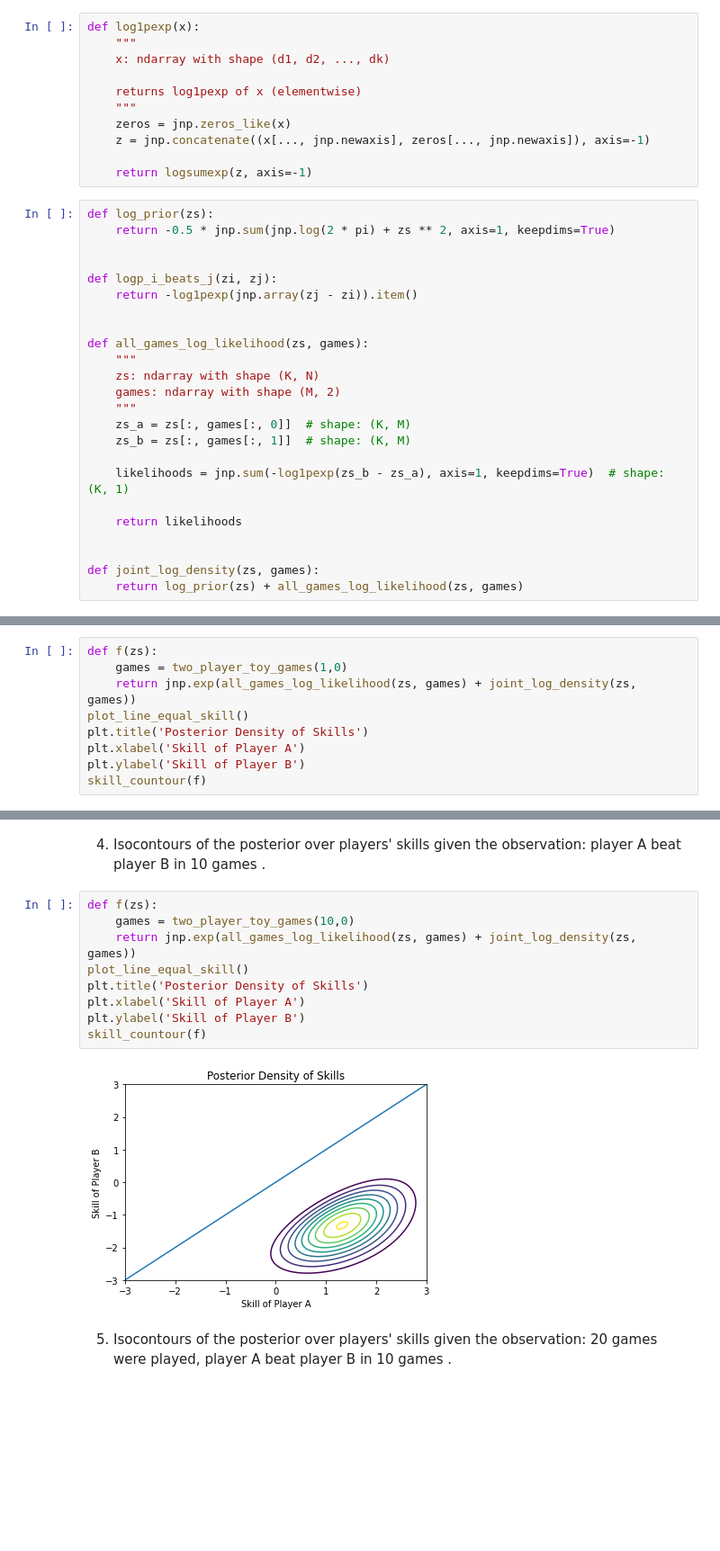
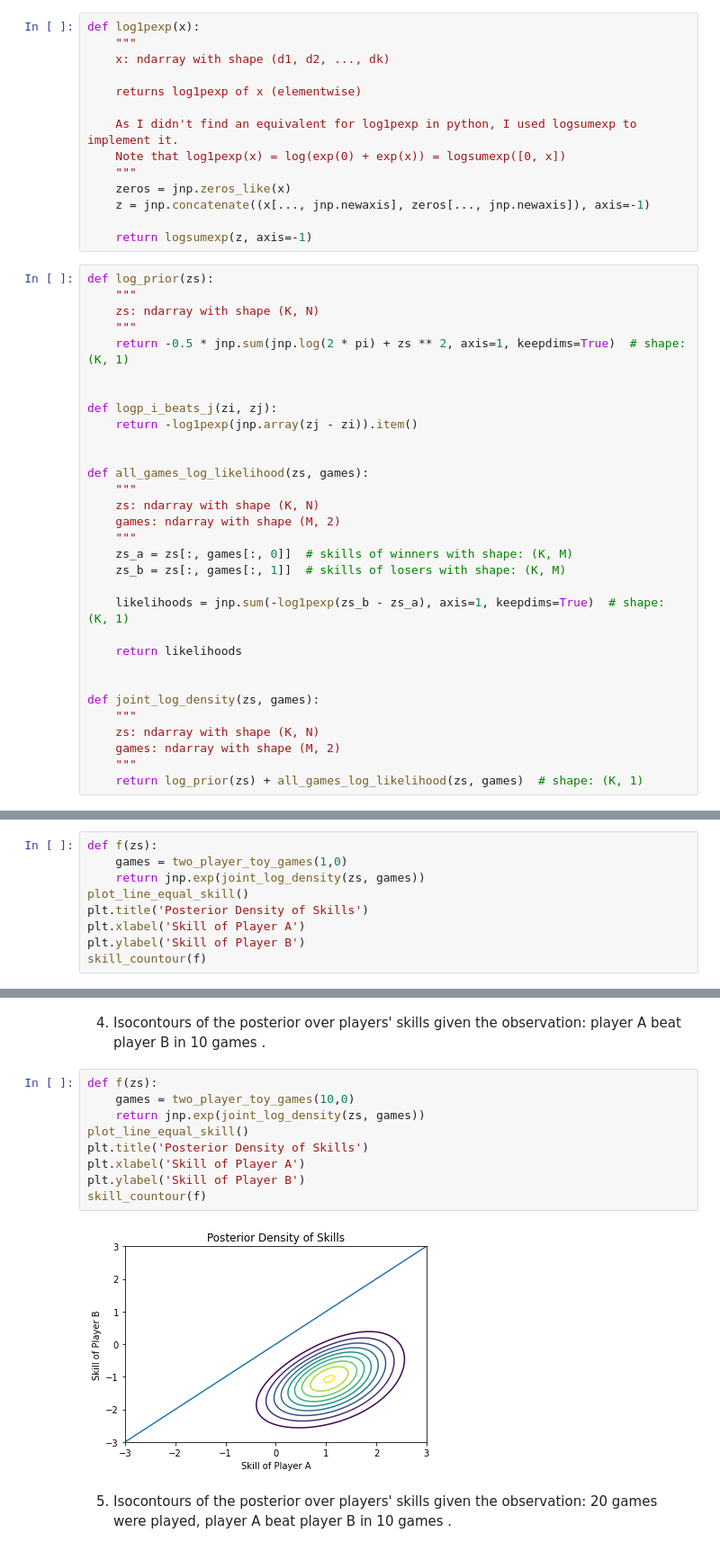
Before and after one commit to mrsalehi/csc2506-prob-learn-reason, a Jupyter notebook: Assignment-2/A2.ipynb, the cells around one changed output, grey strips where cells are left out. Shown: that part at 90% size. Cells and saved outputs as stored; diff of their text form; blank space fills up the shorter version.

```diff
--- a/Assignment-2/A2.ipynb
+++ b/Assignment-2/A2.ipynb
@@ -19,6 +19,9 @@ def log1pexp(x):
     x: ndarray with shape (d1, d2, ..., dk)
 
     returns log1pexp of x (elementwise)
+
+    As I didn't find an equivalent for log1pexp in python, I used logsumexp to implement it.
+    Note that log1pexp(x) = log(exp(0) + exp(x)) = logsumexp([0, x])
     """
     zeros = jnp.zeros_like(x)
     z = jnp.concatenate((x[..., jnp.newaxis], zeros[..., jnp.newaxis]), axis=-1)
@@ -26,7 +29,10 @@ def log1pexp(x):
     return logsumexp(z, axis=-1)
 # %%
 def log_prior(zs):
-    return -0.5 * jnp.sum(jnp.log(2 * pi) + zs ** 2, axis=1, keepdims=True)
+    """
+    zs: ndarray with shape (K, N)
+    """
+    return -0.5 * jnp.sum(jnp.log(2 * pi) + zs ** 2, axis=1, keepdims=True)  # shape: (K, 1)
 
 
 def logp_i_beats_j(zi, zj):
@@ -38,8 +44,8 @@ def all_games_log_likelihood(zs, games):
     zs: ndarray with shape (K, N)
     games: ndarray with shape (M, 2)
     """
-    zs_a = zs[:, games[:, 0]]  # shape: (K, M)
-    zs_b = zs[:, games[:, 1]]  # shape: (K, M)
+    zs_a = zs[:, games[:, 0]]  # skills of winners with shape: (K, M)
+    zs_b = zs[:, games[:, 1]]  # skills of losers with shape: (K, M)
 
     likelihoods = jnp.sum(-log1pexp(zs_b - zs_a), axis=1, keepdims=True)  # shape: (K, 1)
 
@@ -47,7 +53,11 @@ def all_games_log_likelihood(zs, games):
 
 
 def joint_log_density(zs, games):
-    return log_prior(zs) + all_games_log_likelihood(zs, games)
+    """
+    zs: ndarray with shape (K, N)
+    games: ndarray with shape (M, 2)
+    """
+    return log_prior(zs) + all_games_log_likelihood(zs, games)  # shape: (K, 1)
 # %% [markdown]
 ## 3. Visualize the Model on Toy Data
 # %% [markdown]
@@ -115,7 +125,7 @@ in 1 game.
 # %%
 def f(zs):
     games = two_player_toy_games(1,0)
-    return jnp.exp(all_games_log_likelihood(zs, games) + joint_log_density(zs, games))
+    return jnp.exp(joint_log_density(zs, games))
 plot_line_equal_skill()
 plt.title('Posterior Density of Skills')
 plt.xlabel('Skill of Player A')
@@ -129,14 +139,14 @@ in 10 games .
 # %%
 def f(zs):
     games = two_player_toy_games(10,0)
-    return jnp.exp(all_games_log_likelihood(zs, games) + joint_log_density(zs, games))
+    return jnp.exp(joint_log_density(zs, games))
 plot_line_equal_skill()
 plt.title('Posterior Density of Skills')
 plt.xlabel('Skill of Player A')
 plt.ylabel('Skill of Player B')
 skill_countour(f)
 # %% [output]
-[figure, old version]
+[figure, new version]
 # %% [markdown]
 5. Isocontours of the posterior over players' skills given the observation: 20 games were played,
 player A beat player B in 10 games .
```
Also changed, not shown: parts of 2 cells of this notebook.
